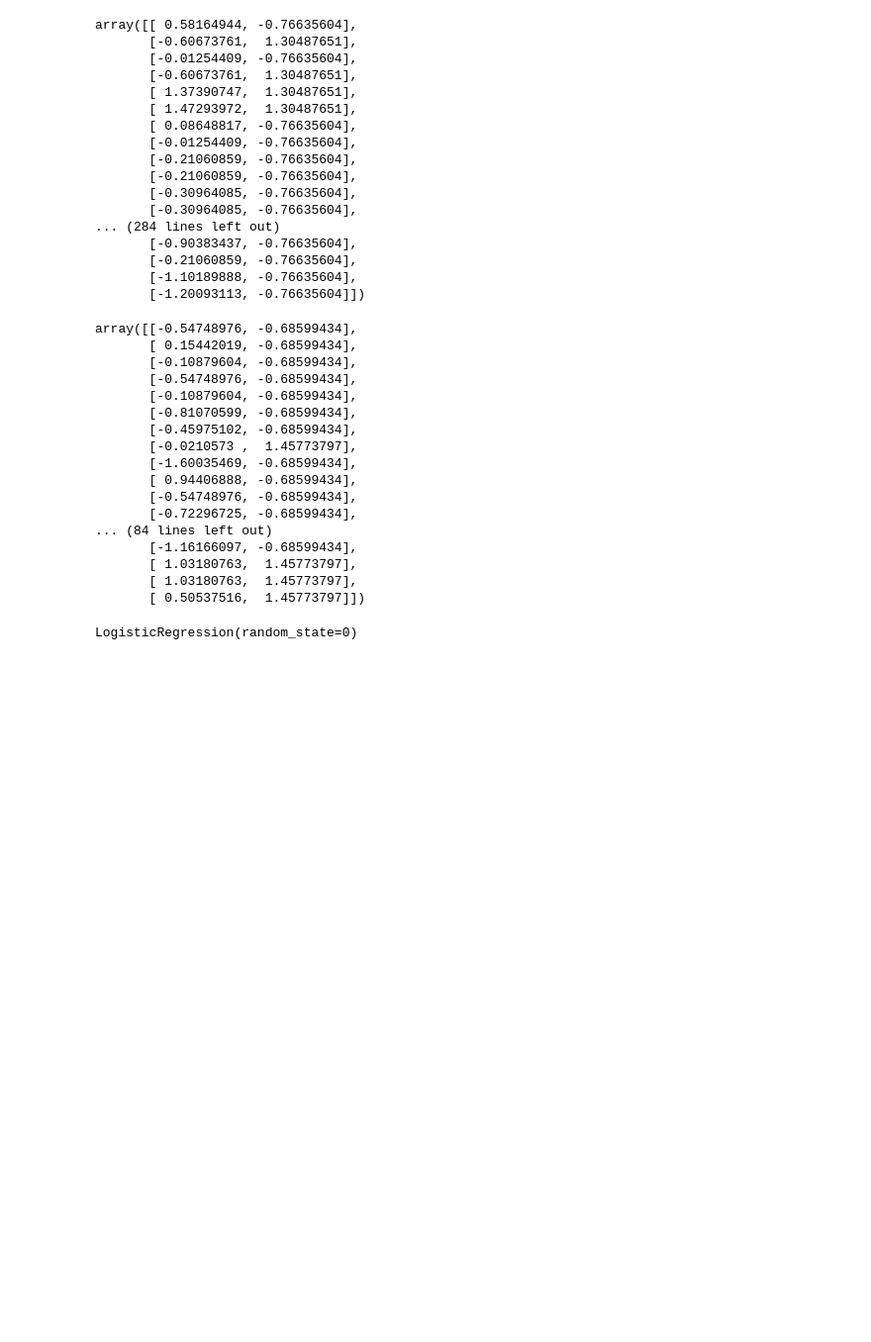
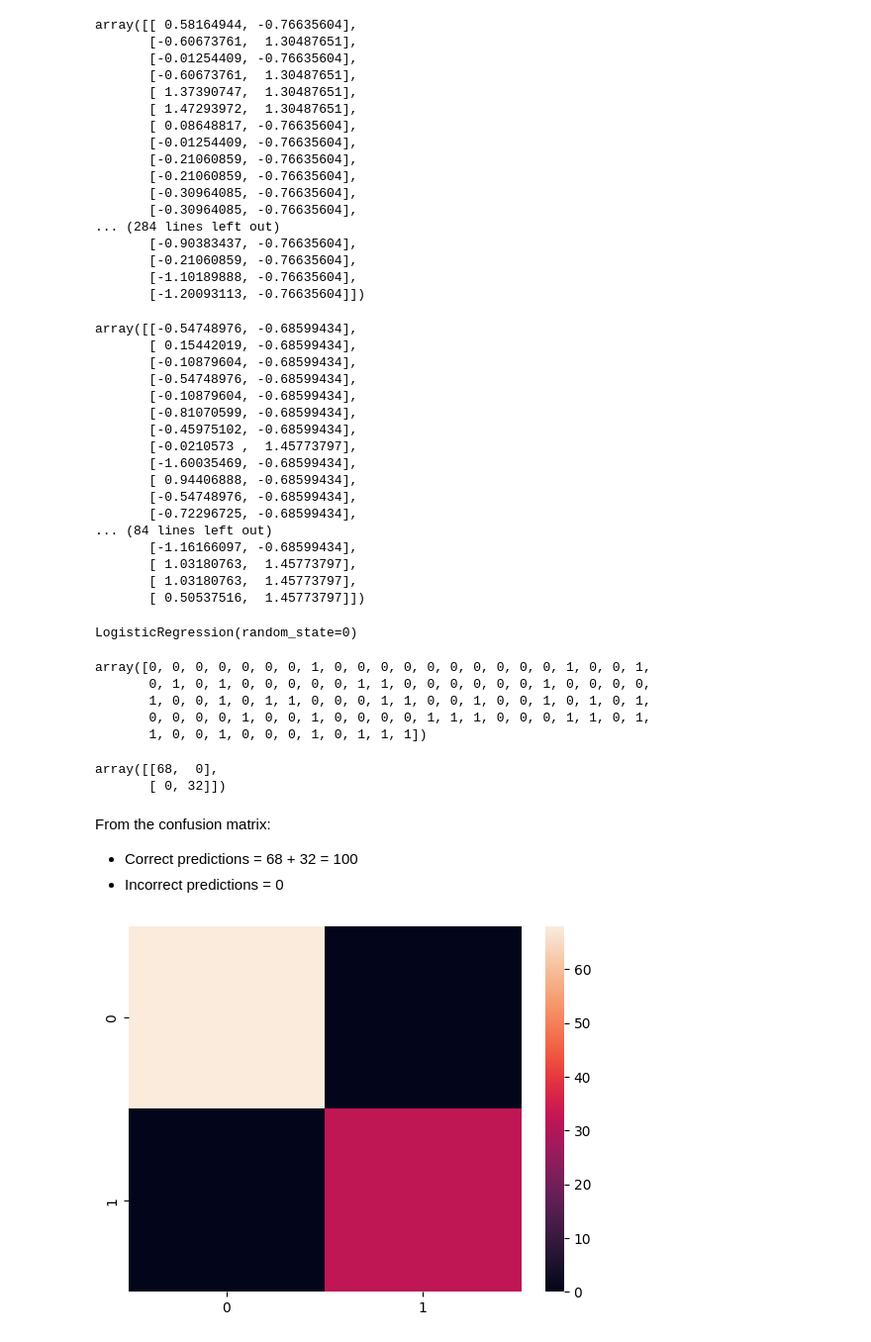
Before and after one commit to samwanyua/Python-Machine-Learning-Tutorial, a Jupyter notebook: Python_for_data_science/logistic_regression.ipynb, the cells around one changed output. Shown at 99% size. Cells and saved outputs as stored; diff of their text form; code cells hidden in the pictures; blank space fills up the shorter version.

Commit message:
Predictions

```diff
--- a/Python_for_data_science/logistic_regression.ipynb
+++ b/Python_for_data_science/logistic_regression.ipynb
@@ -135,3 +135,30 @@ classifier = LogisticRegression(random_state=0)
 classifier.fit(X_train, y_train)
 # %% [output]
 LogisticRegression(random_state=0)
+# %%
+y_pred = classifier.predict(X_test)
+y_pred
+# %% [output]
+array([0, 0, 0, 0, 0, 0, 0, 1, 0, 0, 0, 0, 0, 0, 0, 0, 0, 0, 1, 0, 0, 1,
+       0, 1, 0, 1, 0, 0, 0, 0, 0, 1, 1, 0, 0, 0, 0, 0, 0, 1, 0, 0, 0, 0,
+       1, 0, 0, 1, 0, 1, 1, 0, 0, 0, 1, 1, 0, 0, 1, 0, 0, 1, 0, 1, 0, 1,
+       0, 0, 0, 0, 1, 0, 0, 1, 0, 0, 0, 0, 1, 1, 1, 0, 0, 0, 1, 1, 0, 1,
+       1, 0, 0, 1, 0, 0, 0, 1, 0, 1, 1, 1])
+# %%
+# making the confusion matrix
+import seaborn as sns
+
+cm = confusion_matrix(y_pred, y_test)
+cm
+# %% [output]
+array([[68,  0],
+       [ 0, 32]])
+# %% [markdown]
+From the confusion matrix:
+ - Correct predictions = 68 + 32 = 100
+ - Incorrect predictions = 0
+# %%
+sns.heatmap(cm)
+plt.show()
+# %% [output]
+[figure, added]
```
